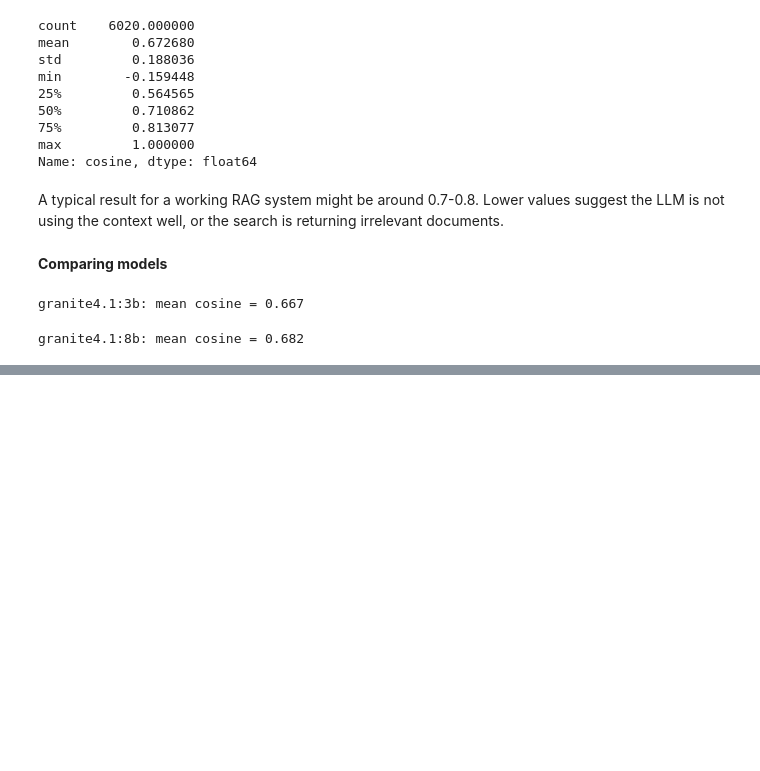
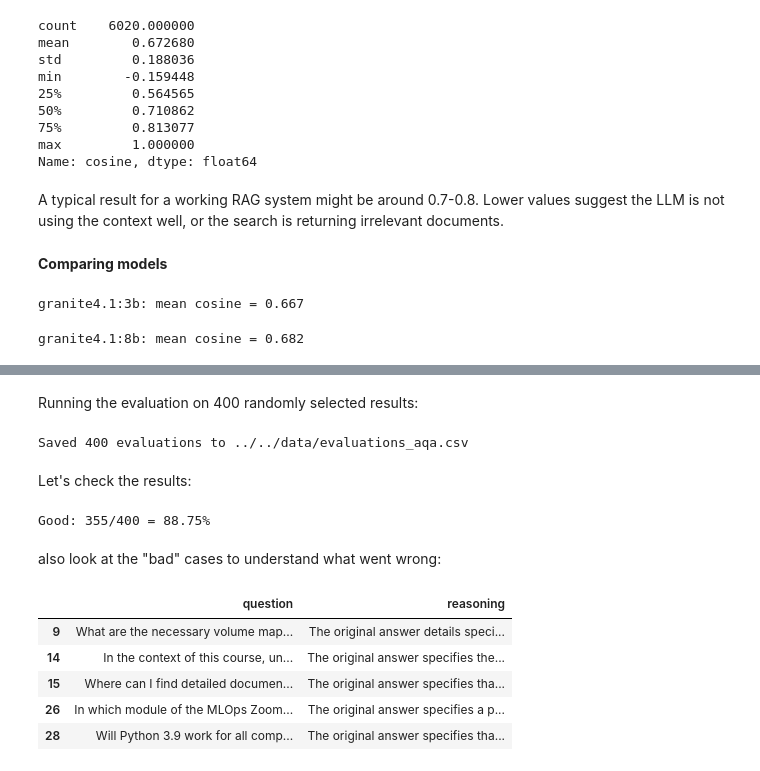
Before and after one commit to vadimvvlasov/rag-app-with-llms, a Jupyter notebook: notebooks/04-evaluation/04-walkthrough.ipynb, the cells around one changed output, grey strips where cells are left out. Cells and saved outputs as stored; diff of their text form; code cells hidden in the pictures; blank space fills up the shorter version.

```diff
--- a/notebooks/04-evaluation/04-walkthrough.ipynb
+++ b/notebooks/04-evaluation/04-walkthrough.ipynb
@@ -444,0 +560,56 @@ granite4.1:8b: mean cosine = 0.682
+# %% [markdown]
+Running the evaluation on 400 randomly selected results:
+# %%
+EVAL_PATH = Path('../../data/evaluations_aqa.csv')
+
+if EVAL_PATH.exists():
+    df_eval = pd.read_csv(EVAL_PATH)
+    print(f'Loaded {len(df_eval)} evaluations from cache')
+else:
+    def evaluate_record(item):
+        i, rec = item
+        eval_result = evaluate_aqa(
+            question=rec['question'],
+            answer_orig=rec['answer_orig'],
+            answer_llm=rec['answer_llm']
+        )
+        return {
+            'question': rec['question'],
+            'document': rec['document'],
+            'score': eval_result.score,
+            'reasoning': eval_result.reasoning,
+        }
+
+    # sample = random.sample(list(answers.items()), min(400, len(answers)))
+    answers_sample = dict(random.sample(list(answers.items()), min(400, len(answers))))
+
+    with ThreadPoolExecutor(max_workers=4) as pool:
+        evaluations = list(tqdm(
+            pool.map(evaluate_record, answers_sample.items()),
+            total=len(answers_sample)
+        ))
+
+    df_eval = pd.DataFrame(evaluations)
+    df_eval.to_csv(EVAL_PATH, index=False)
+    print(f'Saved {len(df_eval)} evaluations to {EVAL_PATH}')
+# %% [output]
+Saved 400 evaluations to ../../data/evaluations_aqa.csv
+# %% [markdown]
+Let's check the results:
+# %%
+good_count = (df_eval['score'] == 'good').sum()
+total_count = len(df_eval)
+print(f'Good: {good_count}/{total_count} = {good_count/total_count:.2%}')
+# %% [output]
+Good: 355/400 = 88.75%
+# %% [markdown]
+also look at the "bad" cases to understand what went wrong:
+# %%
+df_eval[df_eval['score'] == 'bad'][["question", "reasoning"]].head()
+# %% [output]
+|  | question | reasoning |
+| 9 | What are the necessary volume map... | The original answer details speci... |
+| 14 | In the context of this course, un... | The original answer specifies the... |
+| 15 | Where can I find detailed documen... | The original answer specifies tha... |
+| 26 | In which module of the MLOps Zoom... | The original answer specifies a p... |
+| 28 | Will Python 3.9 work for all comp... | The original answer specifies tha... |
```
Also changed, not shown: parts of 11 cells of this notebook, 1 other file.
